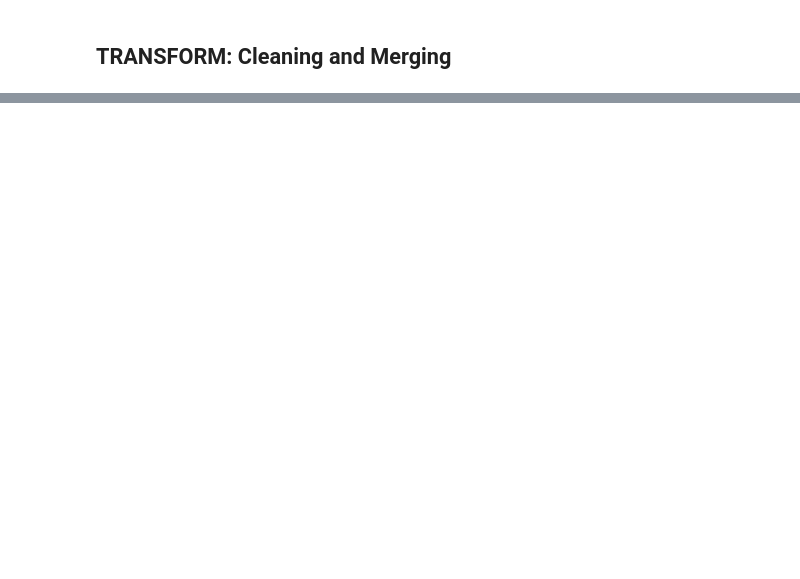
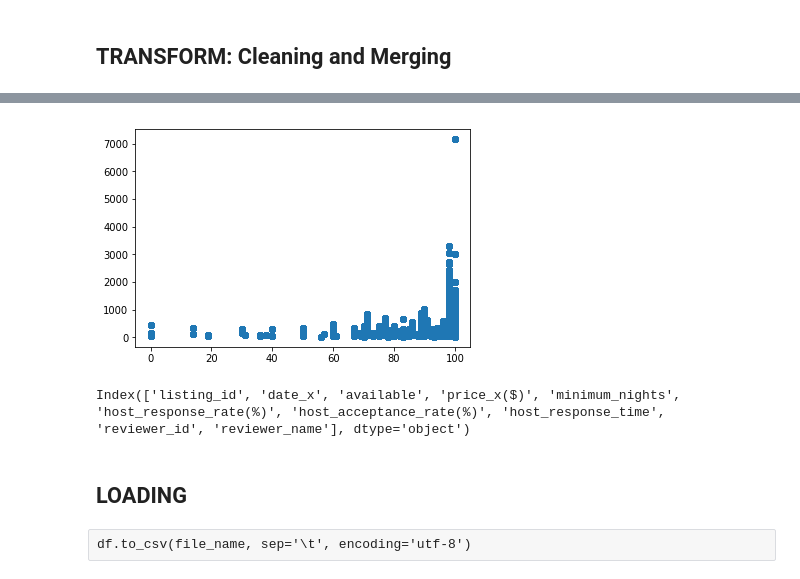
Before and after one commit to pganorka1/ETL_Project, a Jupyter notebook: project2.ipynb, the cells around one changed output, grey strips where cells are left out. Saved outputs shown, nothing was run; the diff lists cells and outputs as text; code cells hidden in the pictures; blank space fills up the shorter version.

```diff
--- a/project2.ipynb
+++ b/project2.ipynb
@@ -379,0 +336,3 @@ NameError: name 'df' is not defined
+# %%
+# Replace the blanks with average of the rest of the values which is 50%
+mergealr_table['listing_id'] = mergealr_table['listing_id'].fillna(1234)
@@ -379,0 +359,13 @@ NameError: name 'df' is not defined
+# %%
+mergealr_table['host_response_rate(%)'] = mergealr_table['host_response_rate(%)'].str.rstrip('%').astype('float')
+# %%
+price=mergealr_table['price_x($)']
+host_response_rate=mergealr_table['host_response_rate(%)']
+plt.scatter(host_response_rate, price)
+plt.show()
+# %% [output]
+[figure, added]
+# %%
+mergealr_table.columns
+# %% [output]
+Index(['listing_id', 'date_x', 'available', 'price_x($)', 'minimum_nights', 'host_response_rate(%)', 'host_acceptance_rate(%)', 'host_response_time', 'reviewer_id', 'reviewer_name'], dtype='object')
@@ -379,0 +374,4 @@ NameError: name 'df' is not defined
+# %% [markdown]
+## LOADING
+# %% [raw]
+df.to_csv(file_name, sep='\t', encoding='utf-8')
```
Also changed, not shown: parts of 60 cells of this notebook.
